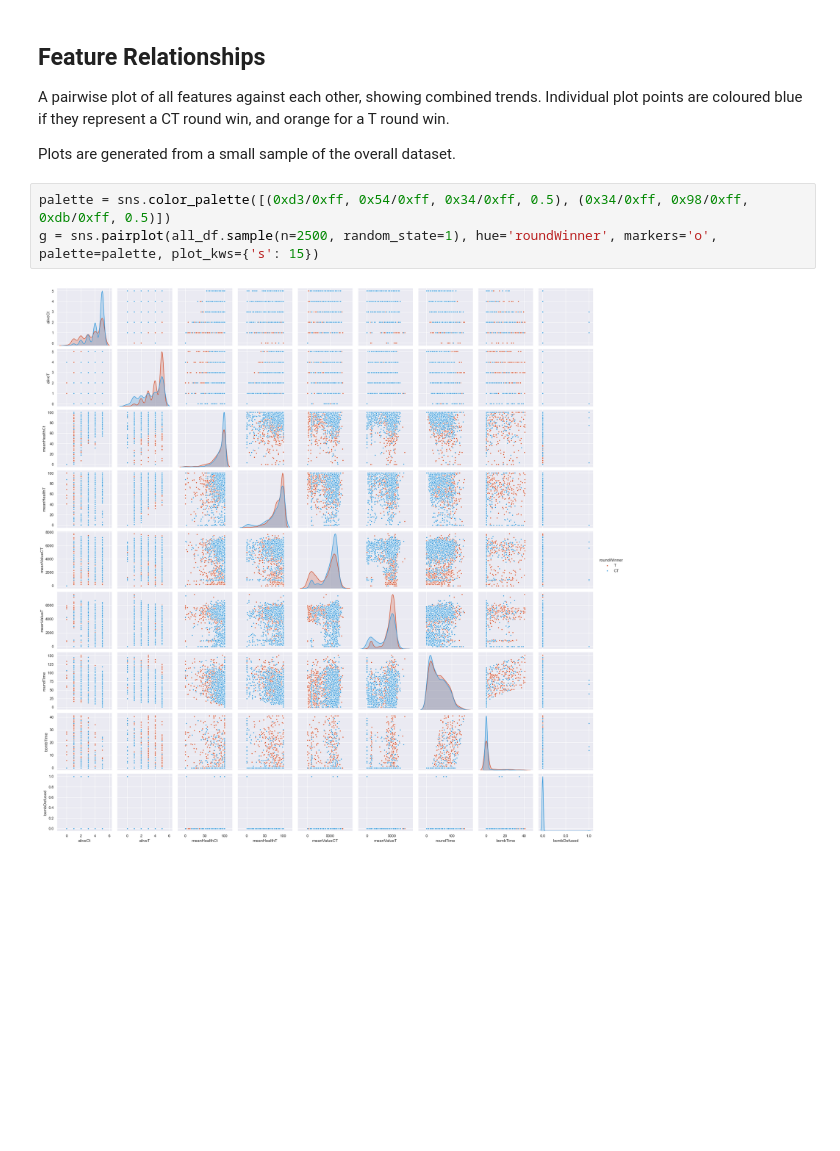
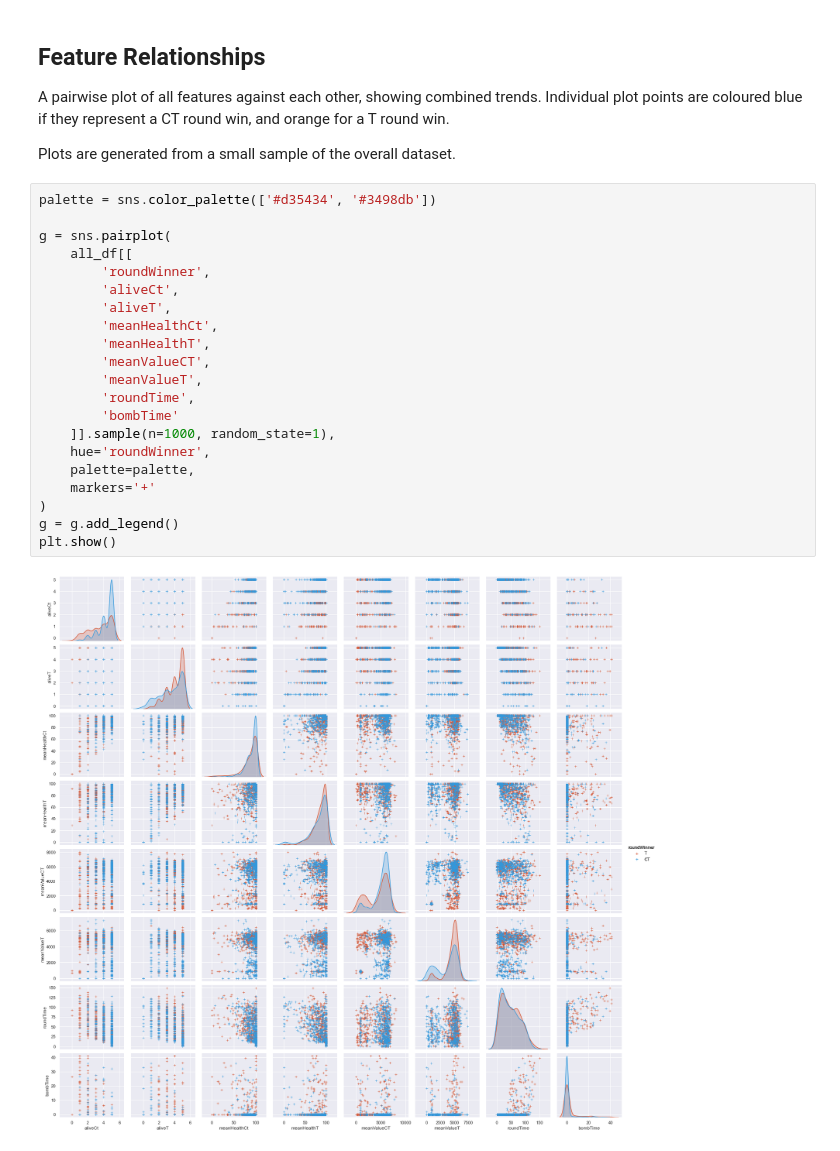
Before and after one commit to phil-holland/csgo-impact-rating, a Jupyter notebook: lightgbm/eda.ipynb, the cells around one changed output. Cells and saved outputs as stored; diff of their text form; blank space fills up the shorter version.

```diff
--- a/lightgbm/eda.ipynb
+++ b/lightgbm/eda.ipynb
@@ -64,8 +64,26 @@ display(pd.DataFrame(all_df['roundWinner'].value_counts()))
 A pairwise plot of all features against each other, showing combined trends. Individual plot points are coloured blue if they represent a CT round win, and orange for a T round win.
 
 Plots are generated from a small sample of the overall dataset.
-# %%
-palette = sns.color_palette([(0xd3/0xff, 0x54/0xff, 0x34/0xff, 0.5), (0x34/0xff, 0x98/0xff, 0xdb/0xff, 0.5)])
-g = sns.pairplot(all_df.sample(n=2500, random_state=1), hue='roundWinner', markers='o', palette=palette, plot_kws={'s': 15})
-# %% [output]
-[figure, removed]
+# %%
+palette = sns.color_palette(['#d35434', '#3498db'])
+
+g = sns.pairplot(
+    all_df[[
+        'roundWinner',
+        'aliveCt',
+        'aliveT',
+        'meanHealthCt',
+        'meanHealthT',
+        'meanValueCT',
+        'meanValueT',
+        'roundTime',
+        'bombTime'
+    ]].sample(n=1000, random_state=1),
+    hue='roundWinner',
+    palette=palette,
+    markers='+'
+)
+g = g.add_legend()
+plt.show()
+# %% [output]
+[figure, added]
```
Also changed, not shown: parts of 5 cells of this notebook, 6 other files.
